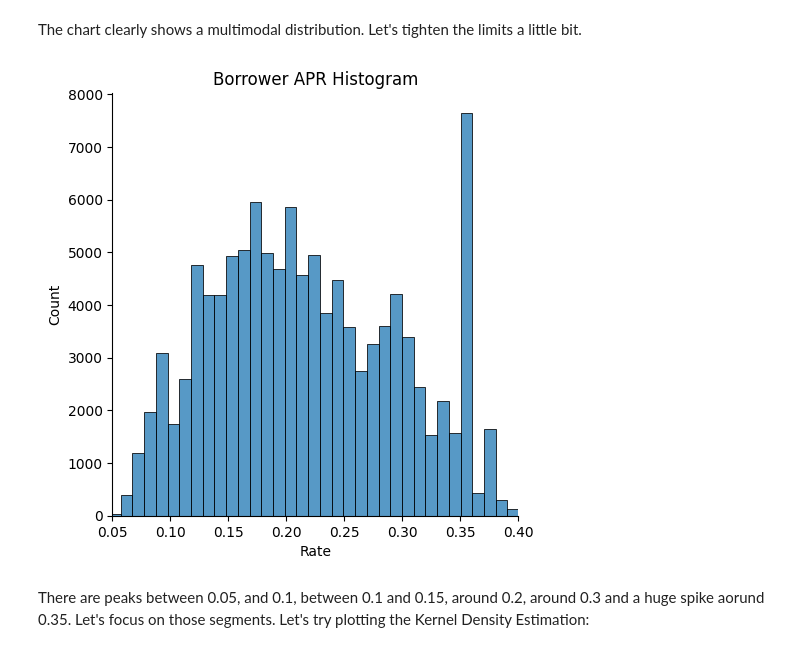
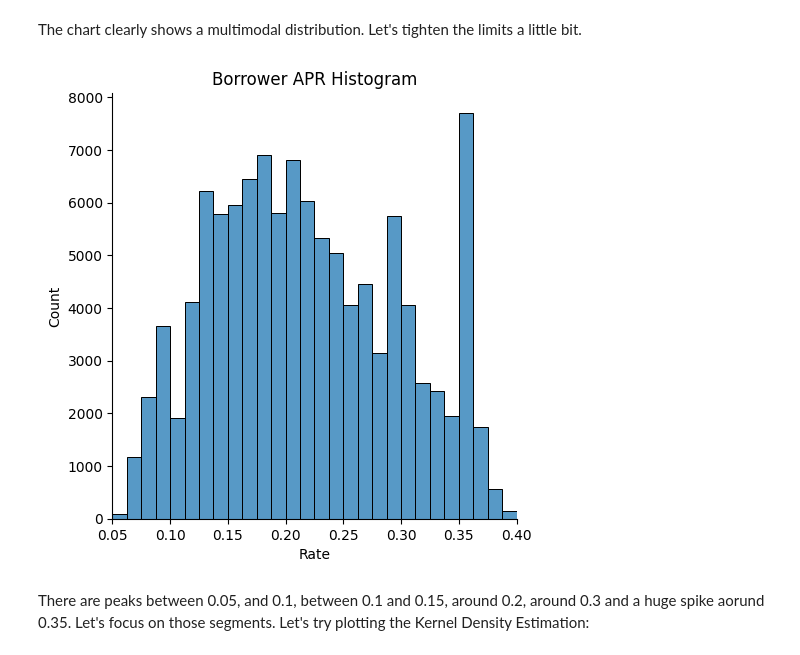
Before and after one commit to abarto/udacity-nd002-comunicate-data-findings, a Jupyter notebook: Part_I_exploration.ipynb, the cells around one changed output. Cells and saved outputs as stored; diff of their text form; code cells hidden in the pictures.

```diff
--- a/Part_I_exploration.ipynb
+++ b/Part_I_exploration.ipynb
@@ -1301,14 +1319,14 @@ The chart clearly shows a multimodal distribution. Let's tighten the limits a li
 # %%
 sns.displot(
     prosper_load_data_clean_df.BorrowerAPR,
     kind="hist",
-    bins=50
+    bins=np.arange(0, 0.5, 0.0125)
 )
 plt.xlabel("Rate")
 plt.xlim(0.05, 0.4)
 plt.title("Borrower APR Histogram");
 # %% [output]
-[figure, old version]
+[figure, new version]
 # %% [markdown]
 There are peaks between 0.05, and 0.1, between 0.1 and 0.15, around 0.2, around 0.3 and a huge spike aorund 0.35. Let's focus on those segments. Let's try plotting the Kernel Density Estimation:
 # %%
```
Also changed, not shown: parts of 72 cells of this notebook, 2 other files.
